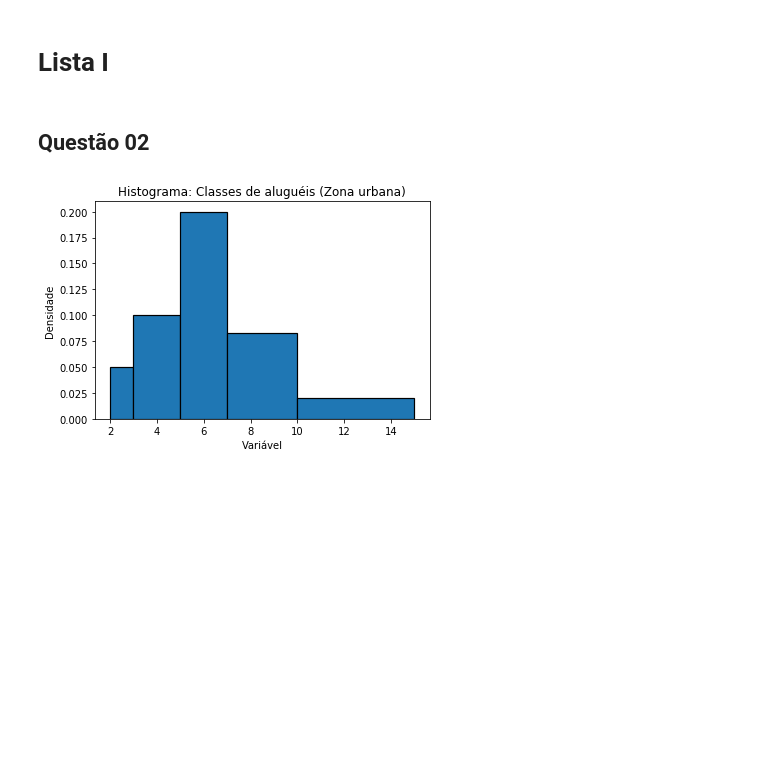
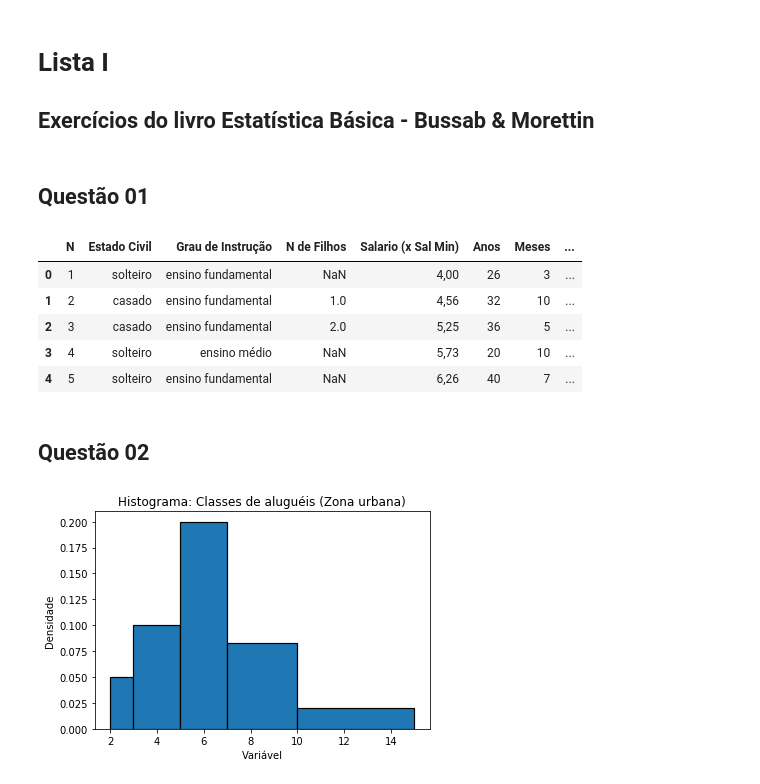
Before and after one commit to rubemkalebe/statistics, a Jupyter notebook: Estatística Descritiva/Lista I (Respostas).ipynb, the cells around one changed output. Drawn from its saved outputs; the diff is of its cells as text; code cells hidden in the pictures; blank space fills up the shorter version.

```diff
--- a/Estatística Descritiva/Untitled.ipynb
+++ b/Estatística Descritiva/Lista I (Respostas).ipynb
@@ -1,4 +1,5 @@
 # %% [markdown]
 # Lista I
+## Exercícios do livro Estatística Básica - Bussab & Morettin
 # %%
 import matplotlib.pyplot as plt
@@ -5,3 +8,18 @@ import matplotlib.pyplot as plt
+# %% [markdown]
+## Questão 01
+# %%
+# Importando dataset da Tabela 2.1: Informações sobre estado civil, grau de instrução,
+# número de filhos, salário, idade e procedência de 36 empregados da seção de orçamentos da Companhia MB
+dataset = pd.read_csv('data/tabela2_1.csv', encoding = 'latin1')
+
+dataset.head(5)
+# %% [output]
+|  | N | Estado Civil | Grau de Instrução | N de Filhos | Salario (x Sal Min) | Anos | Meses | ... |
+| 0 | 1 | solteiro | ensino fundamental | NaN | 4,00 | 26 | 3 | ... |
+| 1 | 2 | casado | ensino fundamental | 1.0 | 4,56 | 32 | 10 | ... |
+| 2 | 3 | casado | ensino fundamental | 2.0 | 5,25 | 36 | 5 | ... |
+| 3 | 4 | solteiro | ensino médio | NaN | 5,73 | 20 | 10 | ... |
+| 4 | 5 | solteiro | ensino fundamental | NaN | 6,26 | 40 | 7 | ... |
 # %% [markdown]
 ## Questão 02
 # %%
```
Also changed, not shown: parts of 1 cell of this notebook, 1 other file.
